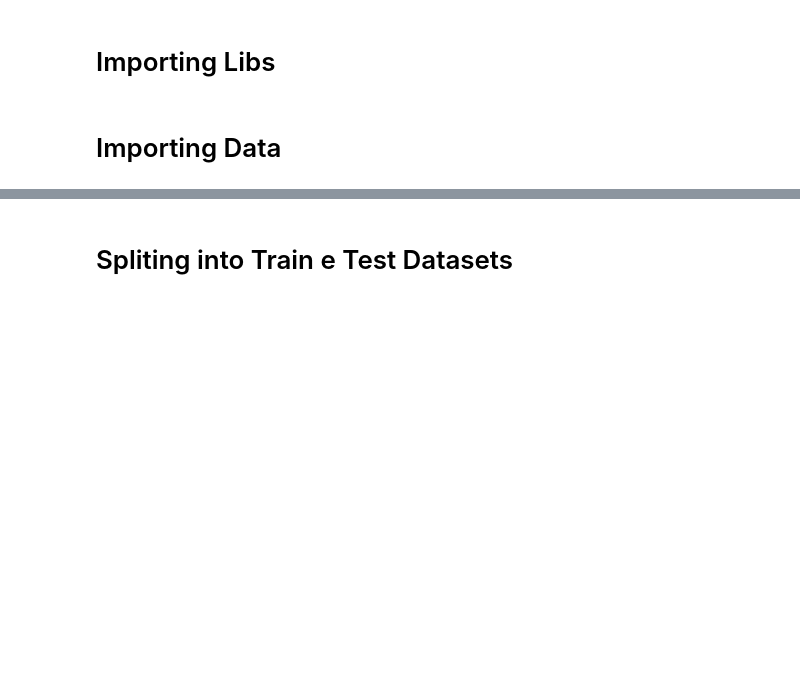
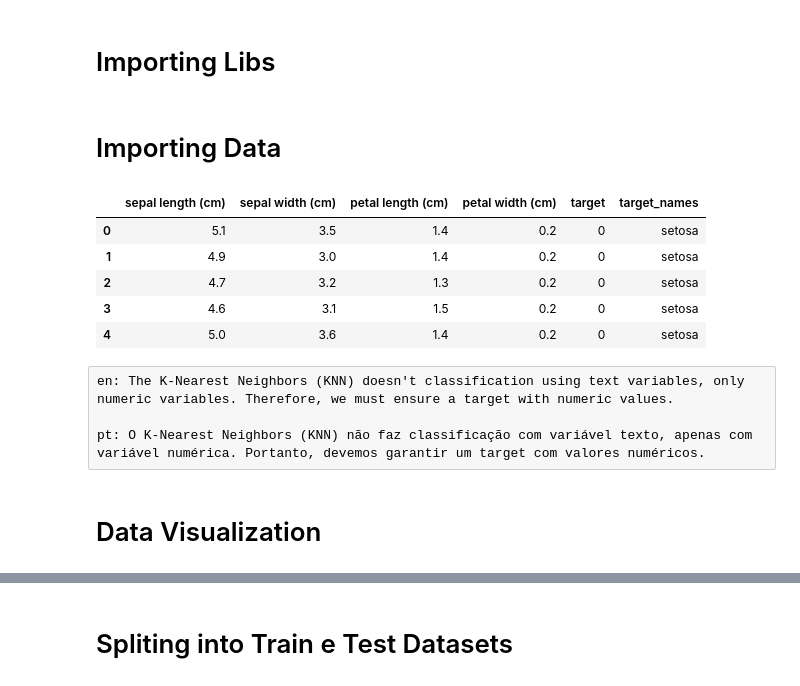
Before and after one commit to emersonrafaels/machine_learning, a Jupyter notebook: KNN/Example 01 - Iris Dataset.ipynb, the cells around one changed output, grey strips where cells are left out. Drawn from its saved outputs; the diff is of its cells as text; code cells hidden in the pictures; blank space fills up the shorter version.

```diff
--- a/KNN/Example 01 - Iris Dataset.ipynb
+++ b/KNN/Example 01 - Iris Dataset.ipynb
@@ -15,3 +19,27 @@ from sklearn.model_selection import GridSearchCV
 iris = datasets.load_iris()
 X = iris.data
 y = iris.target
+# %%
+# Create Dataframe
+df = pd.DataFrame(X, columns=iris.feature_names)
+
+# Create target column - numeric variable
+df["target"] = y
+
+# Create target column - text variable
+df["target_names"] = iris.target_names[df["target"]]
+# %%
+df.head()
+# %% [output]
+|  | sepal length (cm) | sepal width (cm) | petal length (cm) | petal width (cm) | target | target_names |
+| 0 | 5.1 | 3.5 | 1.4 | 0.2 | 0 | setosa |
+| 1 | 4.9 | 3.0 | 1.4 | 0.2 | 0 | setosa |
+| 2 | 4.7 | 3.2 | 1.3 | 0.2 | 0 | setosa |
+| 3 | 4.6 | 3.1 | 1.5 | 0.2 | 0 | setosa |
+| 4 | 5.0 | 3.6 | 1.4 | 0.2 | 0 | setosa |
+# %% [raw]
+en: The K-Nearest Neighbors (KNN) doesn't classification using text variables, only numeric variables. Therefore, we must ensure a target with numeric values.
+
+pt: O K-Nearest Neighbors (KNN) não faz classificação com variável texto, apenas com variável numérica. Portanto, devemos garantir um target com valores numéricos.
+# %% [markdown]
+# Data Visualization
```
Also changed, not shown: parts of 4 cells of this notebook.
